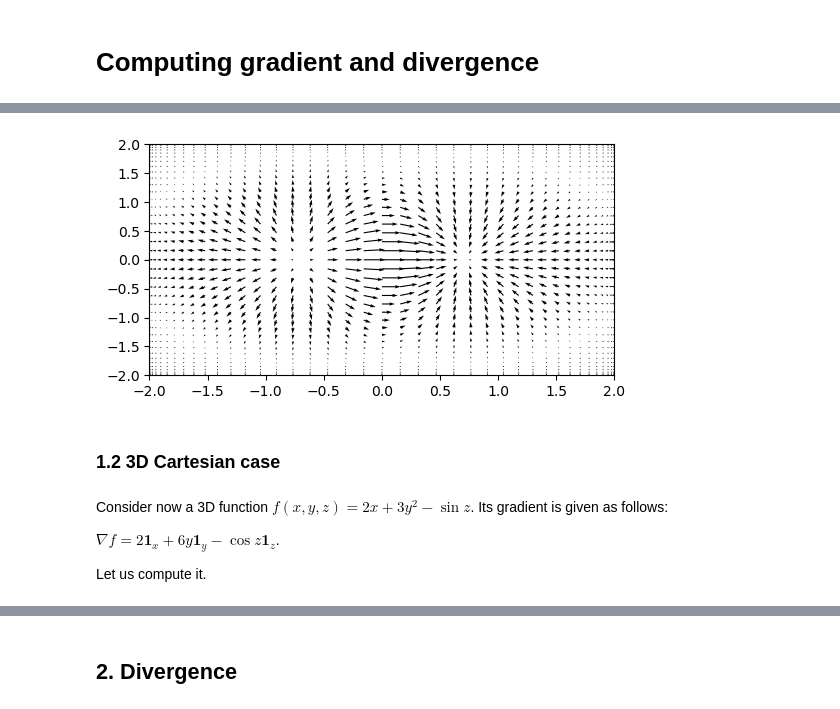
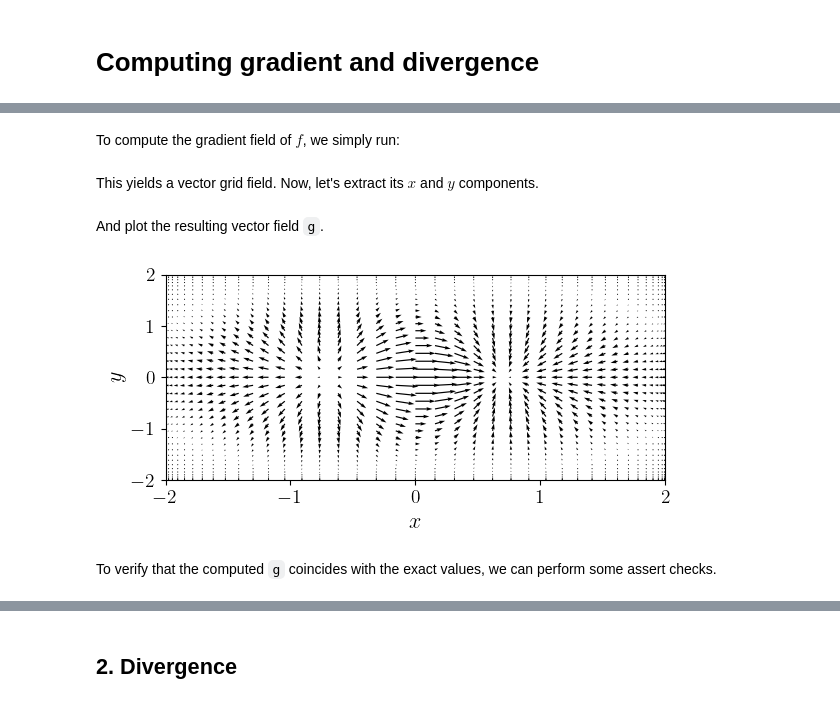
Before and after one commit to YelyzavetaV/trispectral, a Jupyter notebook: benchmarks/differential_operators.ipynb, the cells around one changed output, grey strips where cells are left out. Drawn from its saved outputs; the diff is of its cells as text; code cells hidden in the pictures.

```diff
--- a/benchmarks/differential_operators.ipynb
+++ b/benchmarks/differential_operators.ipynb
@@ -16,0 +8,4 @@ In the following cells we compute the gradient numerically using `trispectral`.
+# %%
+cwd = os.path.abspath("")
+
+plt.style.use(os.path.join(cwd, "../misc/mpl_styles/main.mplstyle"))
@@ -33,0 +30,2 @@ Make sure that analytical and numerical gradient fields coincide.
+# %% [markdown]
+To compute the gradient field of $f$, we simply run:
@@ -33,0 +34,2 @@ Make sure that analytical and numerical gradient fields coincide.
+# %% [markdown]
+This yields a vector grid field. Now, let's extract its $x$ and $y$ components.
@@ -34,26 +38,30 @@ Make sure that analytical and numerical gradient fields coincide.
+# %% [markdown]
+And plot the resulting vector field `g`.
+# %%
+fig, ax = plt.subplots(1, 1, figsize=(6, 3), tight_layout=True)
+
+ax.set_xlim(-2, 2)
+ax.set_ylim(-2, 2)
+
+ax.set_xlabel("$x$")
+ax.set_ylabel("$y$")
+
+ax.quiver(
+    x.reshape(nx, ny, order="F"),
+    y.reshape(nx, ny, order="F"),
+    gx.reshape(nx, ny, order="F"),
+    gy.reshape(nx, ny, order="F"),
+    scale=20,
+)
+
+ax.set_xticks(np.arange(-2, 3, 1))
+ax.set_yticks(np.arange(-2, 3, 1));
+
+# plt.savefig("ex_1.pdf");
+# %% [output]
+[figure, added]
+# %% [markdown]
+To verify that the computed `g` coincides with the exact values, we can perform some assert checks.
 # %%
 assert np.allclose(gx - np.exp(-x**2 - y**2) + 2 * x * f, 0)
 assert np.allclose(gy + 2 * y * f, 0)
-# %%
-fig, ax = plt.subplots(1, 1, figsize=(6, 3))
-
-ax.set_xlim(-2, 2)
-ax.set_ylim(-2, 2)
-
-ax.quiver(
-    x.reshape(nx, ny, order="F"),
-    y.reshape(nx, ny, order="F"),
-    gx.reshape(nx, ny, order="F"),
-    gy.reshape(nx, ny, order="F"),
-    scale=20,
-);
-# %% [output]
-[figure, removed]
-# %% [markdown]
-### 1.2 3D Cartesian case
-# %% [markdown]
-Consider now a 3D function $f\left( x, y, z \right) = 2x + 3y^2 - \sin z$. Its gradient is given as follows:
-
-$\nabla f = 2\boldsymbol{1}_x + 6y\boldsymbol{1}_y - \cos z\boldsymbol{1}_z$.
-
-Let us compute it.
```
Also changed, not shown: parts of 68 cells of this notebook, 10 other files.
